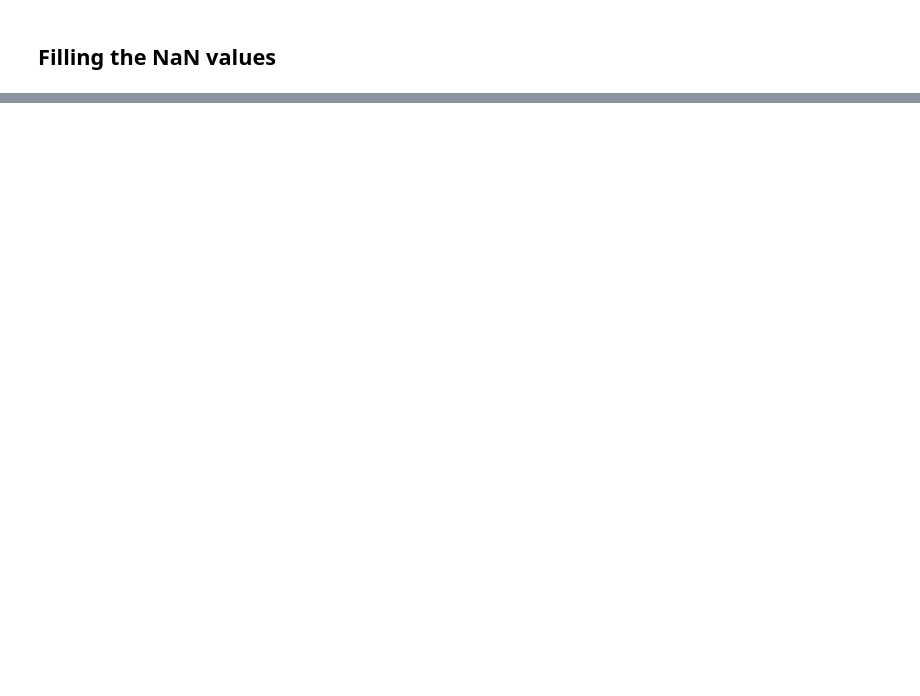
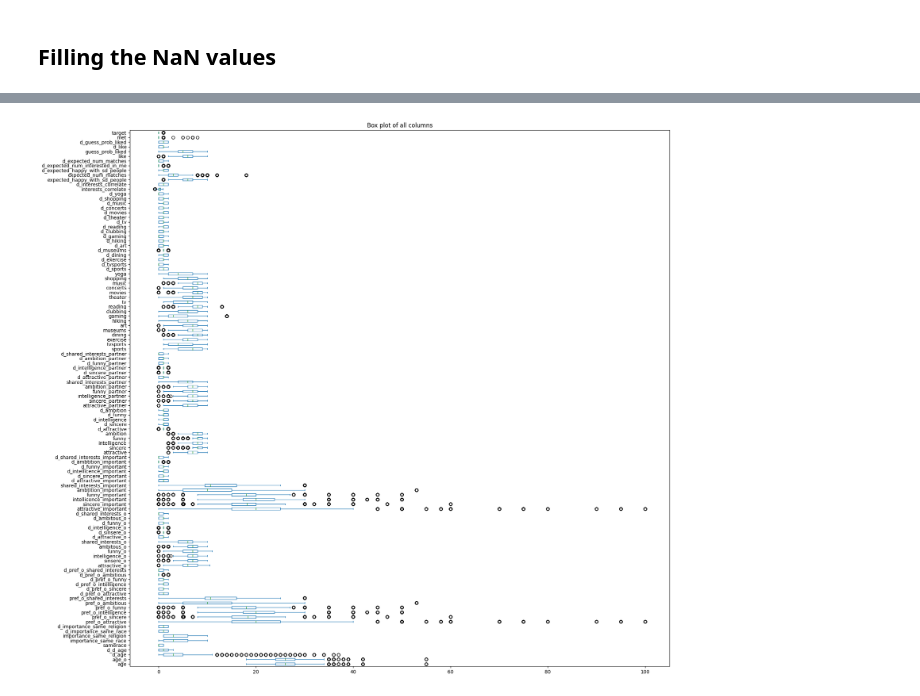
Before and after one commit to PatrikMalina/SpeedDating, a Jupyter notebook: SpeedDating.ipynb, the cells around one changed output, grey strips where cells are left out. Saved outputs shown, nothing was run; the diff lists cells and outputs as text; code cells hidden in the pictures; blank space fills up the shorter version.

```diff
--- a/SpeedDating.ipynb
+++ b/SpeedDating.ipynb
@@ -119,9 +234,10 @@ for name, value in missing_values.items():
 # %%
-columns_to_drop = ['has_null', 'wave', 'target']
+columns_to_drop = ['has_null', 'wave', 'expected_num_interested_in_me']
+# columns_to_drop = ['has_null', 'wave', 'target']
 df_features = df.drop(columns=columns_to_drop)
 # %%
 # This will select columns with data type 'object' or 'string'
-string_columns = df.select_dtypes(include=['object', 'string'])
+string_columns = df_features.select_dtypes(include=['object', 'string'])
 
 # Now, print these columns
 print_unique(string_columns)
@@ -155,0 +286,7 @@ df_scaled = pd.DataFrame(df_scaled, columns=df_encoded.columns)
+# %%
+# Plotting box plots to check outliers
+df_encoded.plot(kind='box', figsize=(20, 20), vert=False)
+plt.title('Box plot of all columns')
+plt.show()
+# %% [output]
+[figure, added]
```
Also changed, not shown: parts of 22 cells of this notebook.
